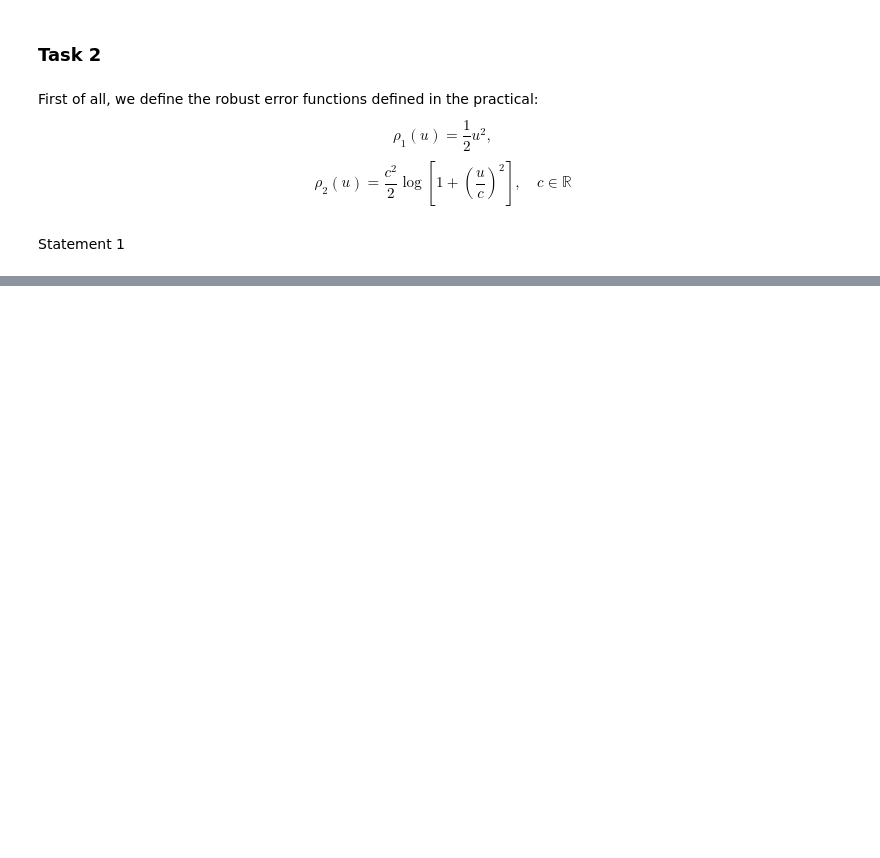
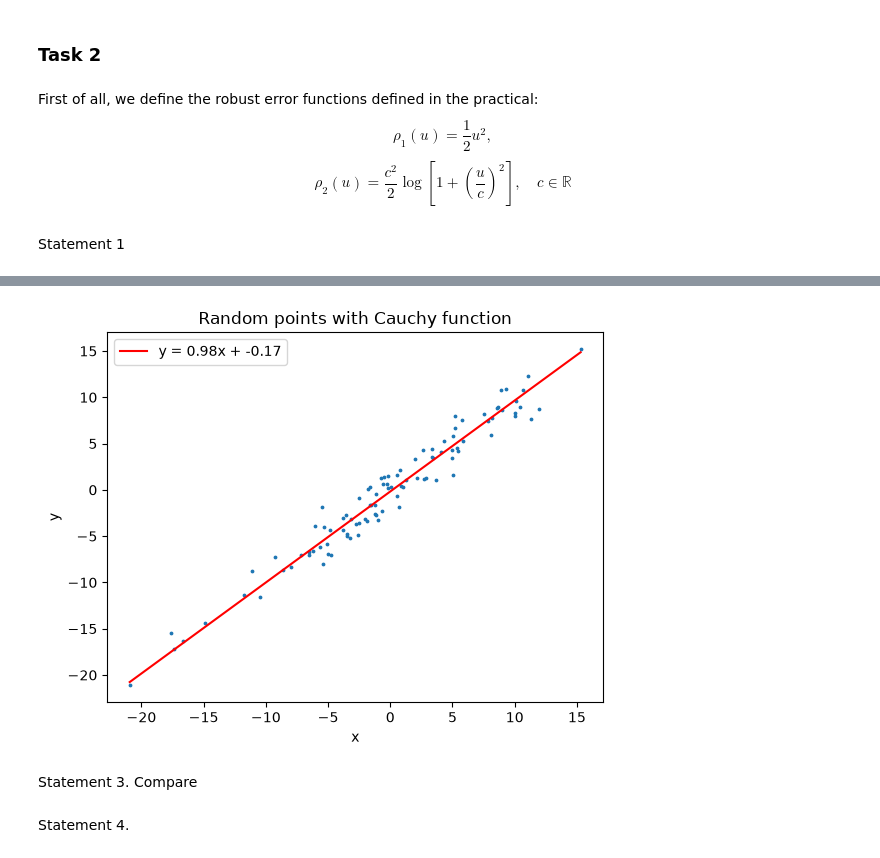
Before and after one commit to babal-singh/Optimization, a Jupyter notebook: Lab_3_Robust_Linear_Regression.ipynb, the cells around one changed output, grey strips where cells are left out. Cells and saved outputs as stored; diff of their text form; code cells hidden in the pictures; blank space fills up the shorter version.

```diff
--- a/Lab_3_Robust_Linear_Regression.ipynb
+++ b/Lab_3_Robust_Linear_Regression.ipynb
@@ -119,0 +139,10 @@ Statement 1
+# %%
+def dro_2(points, w_0, w_1, c):
+    num = w_0*points[:,0] + w_1 - points[:,1]
+    den = c**2 + num**2
+
+    ratio = (c**2)*num/den
+
+    dw0 = np.sum(ratio*points[:,0])
+    dw1 = np.sum(ratio)
+    return np.array([dw0, dw1])
@@ -119,0 +151,22 @@ Statement 1
+# %%
+path = gradient_descent_backtrack(
+    lambda points, w_0, w_1: sum_ro_2(points, w_0, w_1, c=1),
+    lambda points, w_0, w_1: dro_2(points, w_0, w_1, c=1),
+    (1., 2.),
+    points
+)
+# %%
+plt.scatter(points[:, 0], points[:, 1], s=3)
+x_line = np.array([points[:, 0].min(), points[:, 0].max()])
+plt.plot(x_line, path[-1][0]*x_line + path[-1][1], color="red", label=f"y = {path[-1][0]:.2f}x + {path[-1][1]:.2f}")
+plt.xlabel("x")
+plt.ylabel("y")
+plt.legend()
+plt.title("Random points with Cauchy function")
+plt.show()
+# %% [output]
+[figure, added]
+# %% [markdown]
+Statement 3. Compare
+# %% [markdown]
+Statement 4.
```
Also changed, not shown: parts of 11 cells of this notebook.
